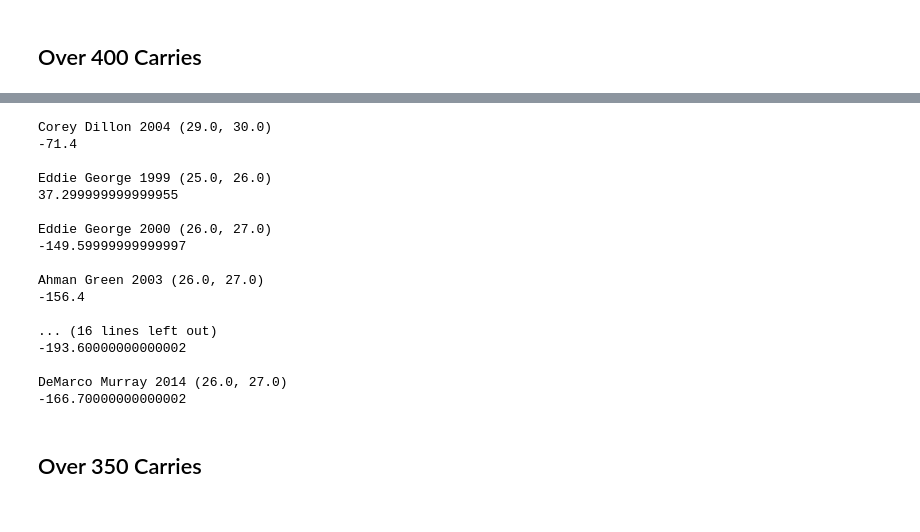
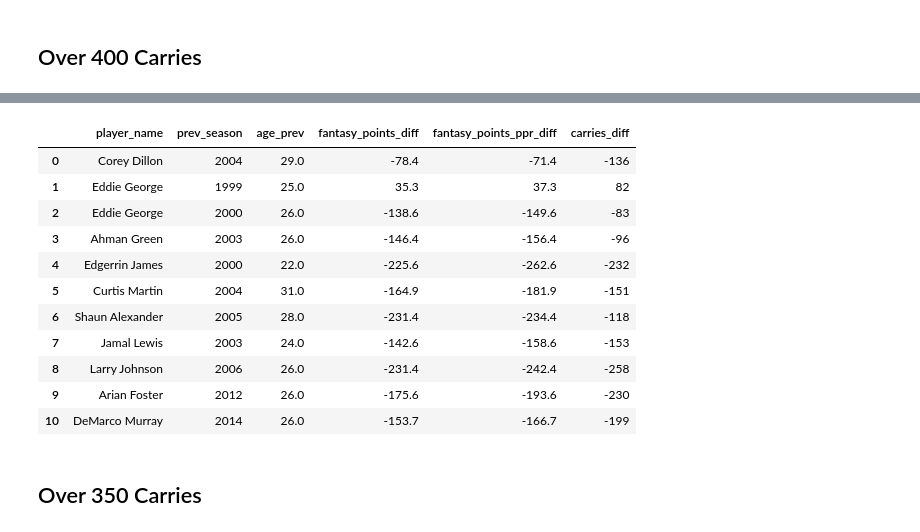
Before and after one commit to Alex-Bishka/Fantasy, a Jupyter notebook: Analysis/Notebooks/rb-workload.ipynb, the cells around one changed output, grey strips where cells are left out. Cells and saved outputs as stored; diff of their text form; code cells hidden in the pictures.

```diff
--- a/Analysis/Notebooks/rb-workload.ipynb
+++ b/Analysis/Notebooks/rb-workload.ipynb
@@ -57,7 +58,7 @@ df_carries_over_400.head()
 # %%
 df_rush_all = df_seasons_all.query("season_type == 'REG'")[["player_id", "season", "season_type", "carries",
                                                             "rushing_yards", "rushing_tds", "rushing_first_downs",
-                                                            "rushing_epa", "games", "fantasy_points_ppr",
+                                                            "rushing_epa", "games", "fantasy_points_ppr", "fantasy_points",
                                                             "receptions", "receiving_yards", "receiving_tds"
                                                            ]]
 # %%
@@ -68,4 +69,24 @@ df_merged_one = df_rush_all.merge(
 )
 # %% [markdown]
 ## Over 400 Carries
+# %%
+columns = [
+    "player_name",
+    "prev_season",
+    "next_season",
+    "age_prev",
+    "age_next",
+    "games_diff",
+    "fantasy_points_ppr_diff",
+    "fantasy_points_diff",
+    "carries_diff",
+    "rushing_yards",
+    "rushing_tds",
+    "rushing_first_downs",
+    "receptions",
+    "receiving_yards",
+    "receiving_tds"
+]
+
+df_400 = pd.DataFrame(columns=columns)
 # %%
@@ -125,27 +176,18 @@ rb_dict
-# %%
-for (player, season) in rb_dict:
-    if rb_dict[(player, season)]:
-        print(player, season, rb_dict[(player, season)]["age"])
-        print(rb_dict[(player, season)]["fantasy_points_ppr"])
-        print()
-# %% [output]
-Corey Dillon 2004 (29.0, 30.0)
--71.4
-
-Eddie George 1999 (25.0, 26.0)
-37.299999999999955
-
-Eddie George 2000 (26.0, 27.0)
--149.59999999999997
-
-Ahman Green 2003 (26.0, 27.0)
--156.4
-
-... (16 lines left out)
--193.60000000000002
-
-DeMarco Murray 2014 (26.0, 27.0)
--166.70000000000002
+# %%
+df_400[["player_name", "prev_season", "age_prev", "fantasy_points_diff", "fantasy_points_ppr_diff", "carries_diff"]]
+# %% [output]
+|  | player_name | prev_season | age_prev | fantasy_points_diff | fantasy_points_ppr_diff | carries_diff |
+| 0 | Corey Dillon | 2004 | 29.0 | -78.4 | -71.4 | -136 |
+| 1 | Eddie George | 1999 | 25.0 | 35.3 | 37.3 | 82 |
+| 2 | Eddie George | 2000 | 26.0 | -138.6 | -149.6 | -83 |
+| 3 | Ahman Green | 2003 | 26.0 | -146.4 | -156.4 | -96 |
+| 4 | Edgerrin James | 2000 | 22.0 | -225.6 | -262.6 | -232 |
+| 5 | Curtis Martin | 2004 | 31.0 | -164.9 | -181.9 | -151 |
+| 6 | Shaun Alexander | 2005 | 28.0 | -231.4 | -234.4 | -118 |
+| 7 | Jamal Lewis | 2003 | 24.0 | -142.6 | -158.6 | -153 |
+| 8 | Larry Johnson | 2006 | 26.0 | -231.4 | -242.4 | -258 |
+| 9 | Arian Foster | 2012 | 26.0 | -175.6 | -193.6 | -230 |
+| 10 | DeMarco Murray | 2014 | 26.0 | -153.7 | -166.7 | -199 |
 # %% [markdown]
 ## Over 350 Carries
 # %%
```
Also changed, not shown: parts of 20 cells of this notebook, 2 other files.
